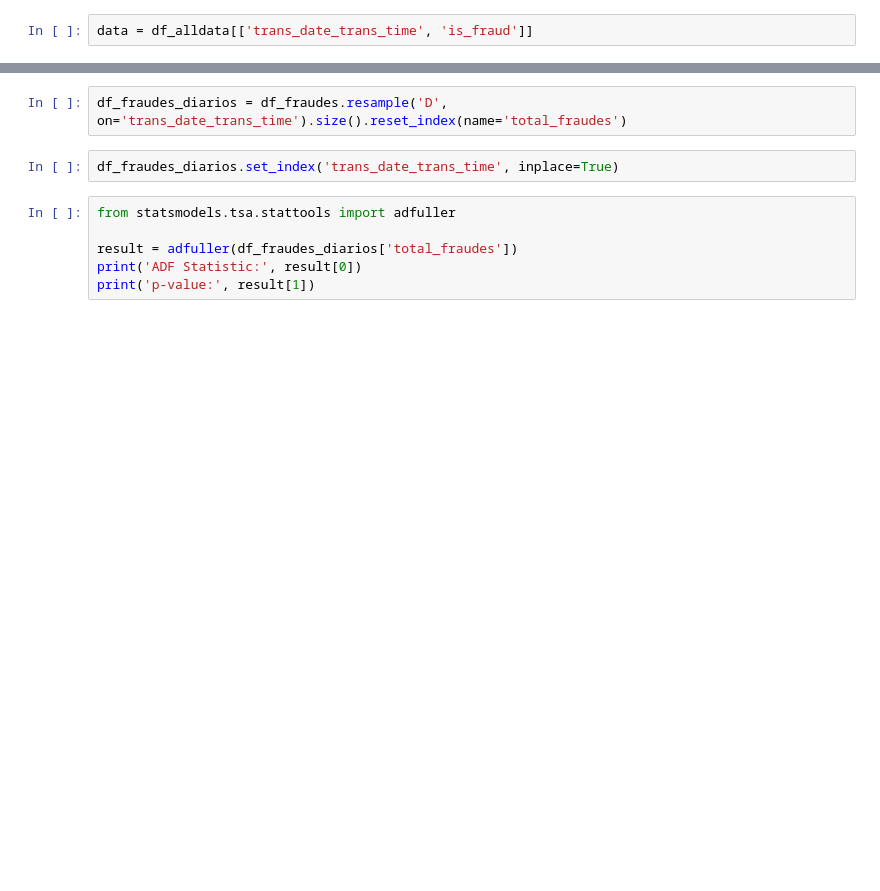
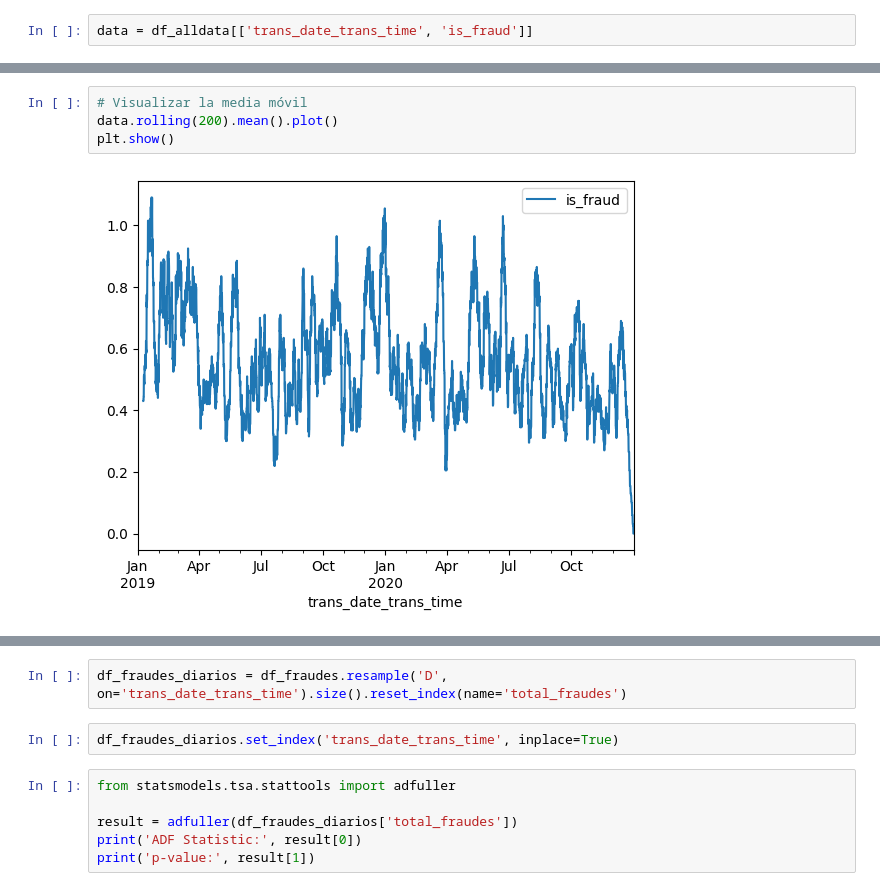
Before and after one commit to No-Country-simulation/c20-70-n-data-bi, a Jupyter notebook: notebooks/Analisis_serie_tmp.ipynb, the cells around one changed output, grey strips where cells are left out. Drawn from its saved outputs; the diff is of its cells as text; blank space fills up the shorter version.

```diff
--- a/notebooks/Analisis_serie_tmp.ipynb
+++ b/notebooks/Analisis_serie_tmp.ipynb
@@ -23,0 +76,6 @@ df_fraudes = data[data['is_fraud'] == 1]
+# %%
+# Visualizar la media móvil
+data.rolling(200).mean().plot()
+plt.show()
+# %% [output]
+[figure, added]
```
Also changed, not shown: parts of 36 cells of this notebook, 3 other files.
